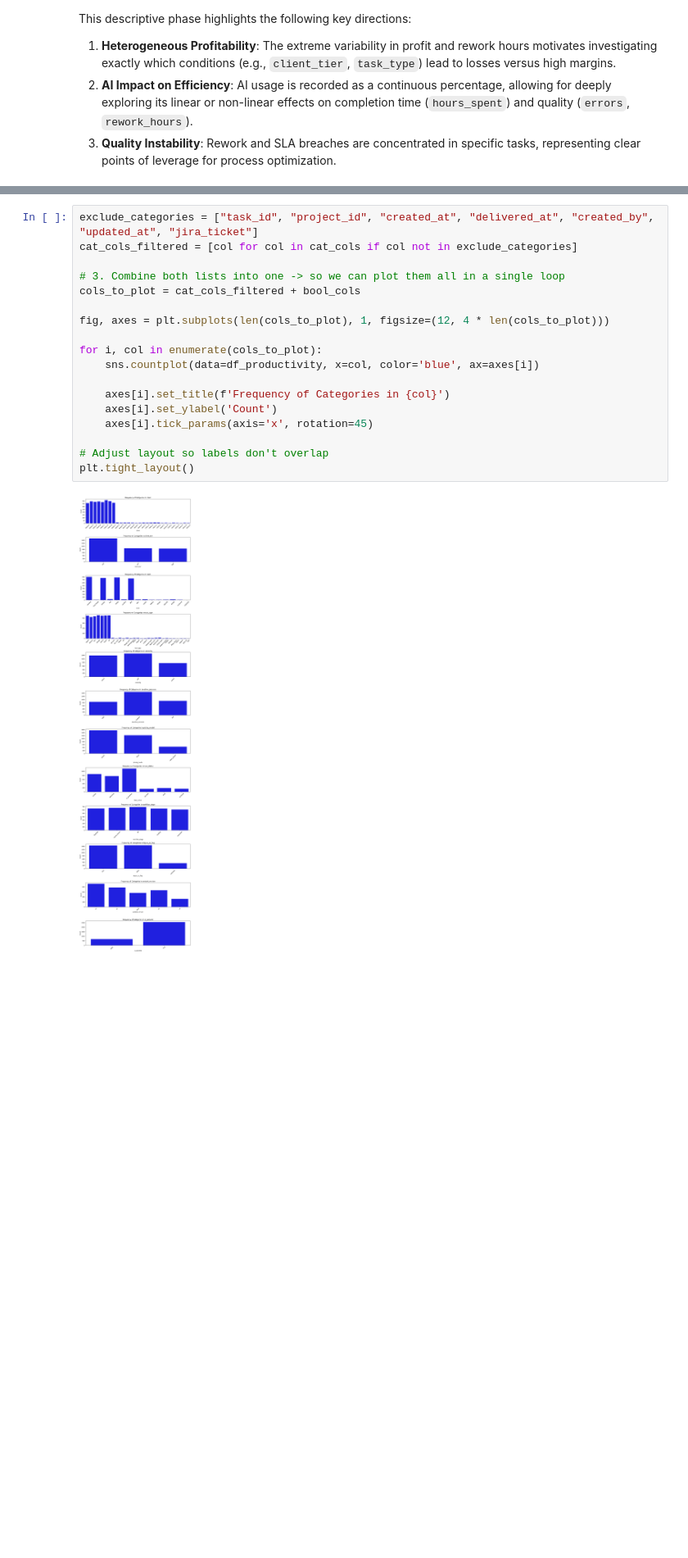
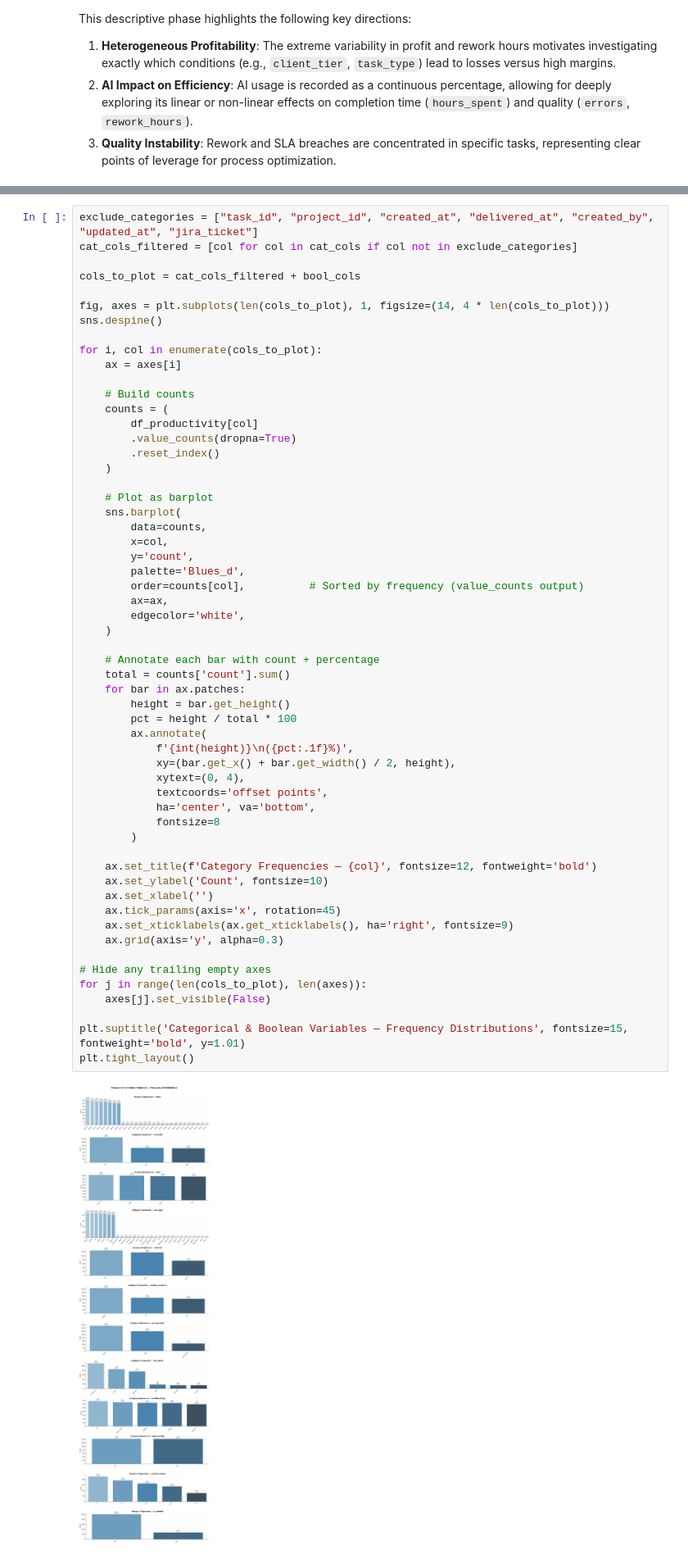
Before and after one commit to andreamammano89-maker/ML_Project_SEA_815441, a Jupyter notebook: main.ipynb, the cells around one changed output, grey strips where cells are left out. Shown at 82% size. Cells and saved outputs as stored; diff of their text form; blank space fills up the shorter version.

```diff
--- a/main.ipynb
+++ b/main.ipynb
@@ -169,23 +194,62 @@ plt.tight_layout()
 # %%
 exclude_categories = ["task_id", "project_id", "created_at", "delivered_at", "created_by", "updated_at", "jira_ticket"]
 cat_cols_filtered = [col for col in cat_cols if col not in exclude_categories]
 
-# 3. Combine both lists into one -> so we can plot them all in a single loop
 cols_to_plot = cat_cols_filtered + bool_cols
 
-fig, axes = plt.subplots(len(cols_to_plot), 1, figsize=(12, 4 * len(cols_to_plot)))
+fig, axes = plt.subplots(len(cols_to_plot), 1, figsize=(14, 4 * len(cols_to_plot)))
+sns.despine()
 
 for i, col in enumerate(cols_to_plot):
-    sns.countplot(data=df_productivity, x=col, color='blue', ax=axes[i])
+    ax = axes[i]
 
-    axes[i].set_title(f'Frequency of Categories in {col}')
-    axes[i].set_ylabel('Count')
-    axes[i].tick_params(axis='x', rotation=45)
+    # Build counts
+    counts = (
+        df_productivity[col]
+        .value_counts(dropna=True)
+        .reset_index()
+    )
 
-# Adjust layout so labels don't overlap
+    # Plot as barplot
+    sns.barplot(
+        data=counts,
+        x=col,
+        y='count',
+        palette='Blues_d',
+        order=counts[col],          # Sorted by frequency (value_counts output)
+        ax=ax,
+        edgecolor='white',
+    )
+
+    # Annotate each bar with count + percentage
+    total = counts['count'].sum()
+    for bar in ax.patches:
+        height = bar.get_height()
+        pct = height / total * 100
+        ax.annotate(
+            f'{int(height)}\n({pct:.1f}%)',
+            xy=(bar.get_x() + bar.get_width() / 2, height),
+            xytext=(0, 4),
+            textcoords='offset points',
+            ha='center', va='bottom',
+            fontsize=8
+        )
+
+    ax.set_title(f'Category Frequencies — {col}', fontsize=12, fontweight='bold')
+    ax.set_ylabel('Count', fontsize=10)
+    ax.set_xlabel('')
+    ax.tick_params(axis='x', rotation=45)
+    ax.set_xticklabels(ax.get_xticklabels(), ha='right', fontsize=9)
+    ax.grid(axis='y', alpha=0.3)
+
+# Hide any trailing empty axes
+for j in range(len(cols_to_plot), len(axes)):
+    axes[j].set_visible(False)
+
+plt.suptitle('Categorical & Boolean Variables — Frequency Distributions', fontsize=15, fontweight='bold', y=1.01)
 plt.tight_layout()
 # %% [output]
-[figure, old version]
+[figure, new version]
 # %% [markdown]
 ### Duplicates Check
 # %%
```
Also changed, not shown: parts of 5 cells of this notebook.
